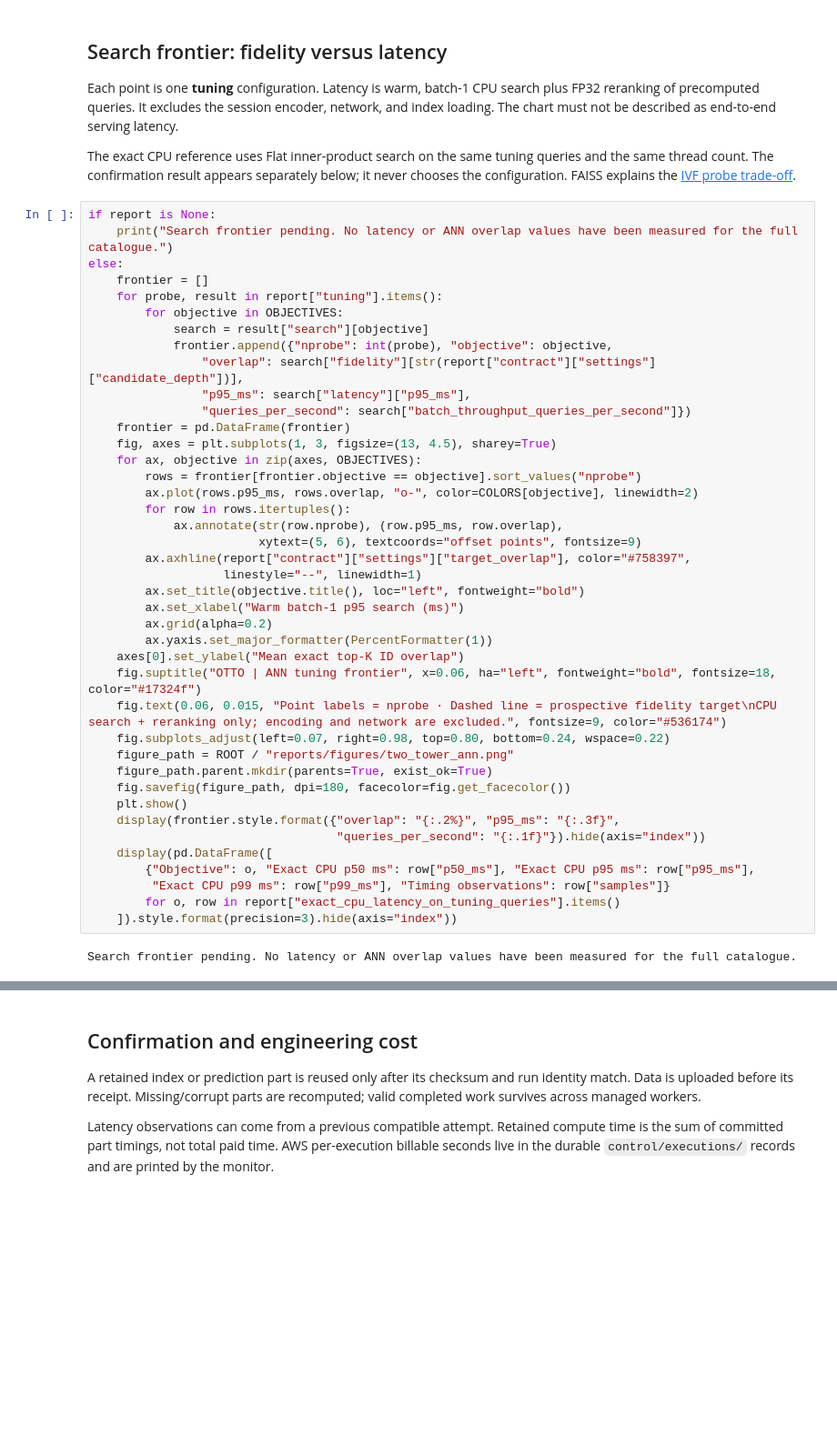
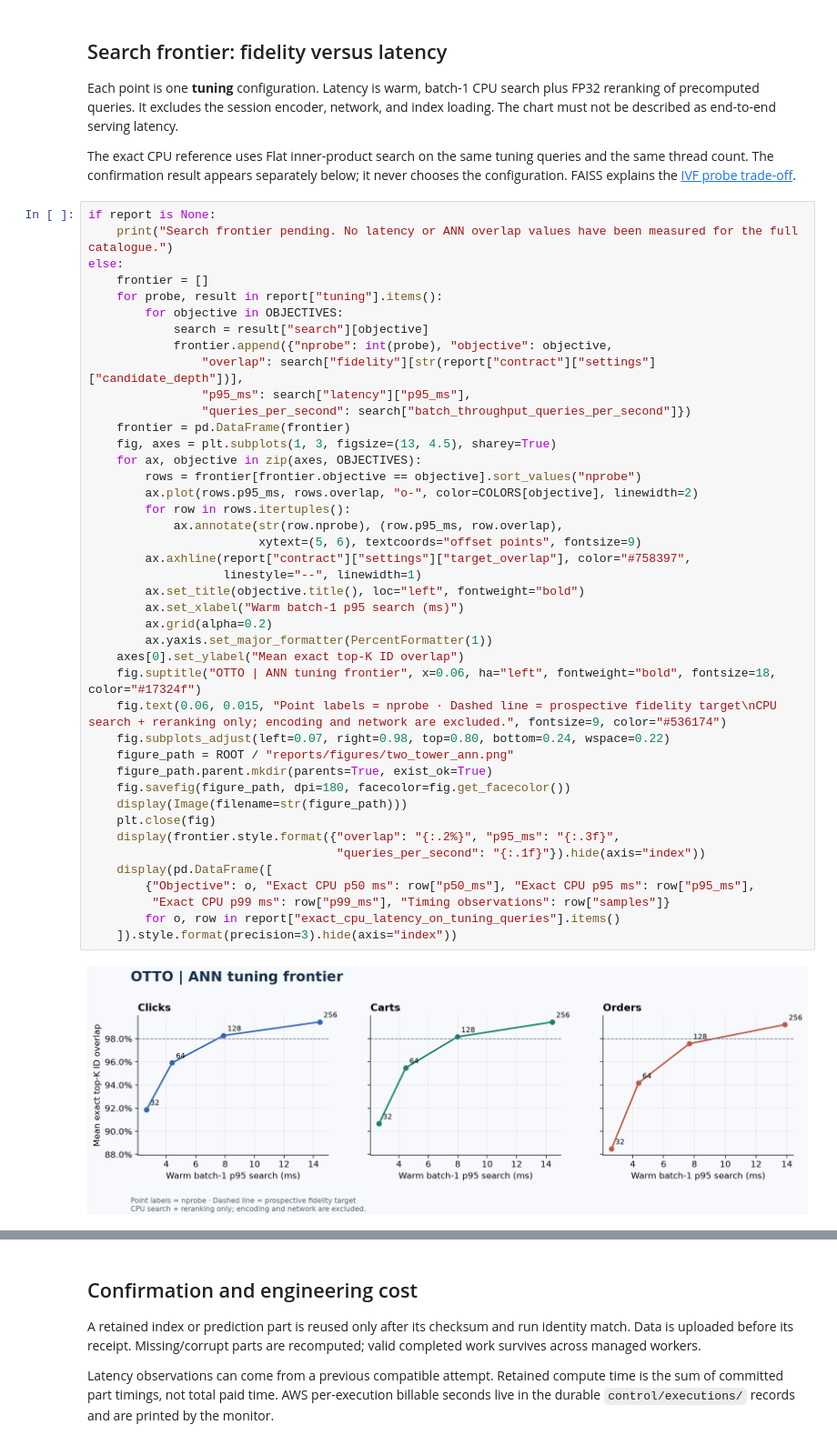
Before and after one commit to alvaromendizabal/otto-recommender-system, a Jupyter notebook: notebooks/06_ann_benchmark.ipynb, the cells around one changed output, grey strips where cells are left out. Shown at 91% size. Saved outputs shown, nothing was run; the diff lists cells and outputs as text; blank space fills up the shorter version.

```diff
--- a/notebooks/06_ann_benchmark.ipynb
+++ b/notebooks/06_ann_benchmark.ipynb
@@ -242,32 +338,33 @@ else:
                 "queries_per_second": search["batch_throughput_queries_per_second"]})
     frontier = pd.DataFrame(frontier)
     fig, axes = plt.subplots(1, 3, figsize=(13, 4.5), sharey=True)
     for ax, objective in zip(axes, OBJECTIVES):
         rows = frontier[frontier.objective == objective].sort_values("nprobe")
         ax.plot(rows.p95_ms, rows.overlap, "o-", color=COLORS[objective], linewidth=2)
         for row in rows.itertuples():
             ax.annotate(str(row.nprobe), (row.p95_ms, row.overlap),
                         xytext=(5, 6), textcoords="offset points", fontsize=9)
         ax.axhline(report["contract"]["settings"]["target_overlap"], color="#758397",
                    linestyle="--", linewidth=1)
         ax.set_title(objective.title(), loc="left", fontweight="bold")
         ax.set_xlabel("Warm batch-1 p95 search (ms)")
         ax.grid(alpha=0.2)
         ax.yaxis.set_major_formatter(PercentFormatter(1))
     axes[0].set_ylabel("Mean exact top-K ID overlap")
     fig.suptitle("OTTO | ANN tuning frontier", x=0.06, ha="left", fontweight="bold", fontsize=18, color="#17324f")
     fig.text(0.06, 0.015, "Point labels = nprobe · Dashed line = prospective fidelity target\nCPU search + reranking only; encoding and network are excluded.", fontsize=9, color="#536174")
     fig.subplots_adjust(left=0.07, right=0.98, top=0.80, bottom=0.24, wspace=0.22)
     figure_path = ROOT / "reports/figures/two_tower_ann.png"
     figure_path.parent.mkdir(parents=True, exist_ok=True)
     fig.savefig(figure_path, dpi=180, facecolor=fig.get_facecolor())
-    plt.show()
+    display(Image(filename=str(figure_path)))
+    plt.close(fig)
     display(frontier.style.format({"overlap": "{:.2%}", "p95_ms": "{:.3f}",
                                    "queries_per_second": "{:.1f}"}).hide(axis="index"))
     display(pd.DataFrame([
         {"Objective": o, "Exact CPU p50 ms": row["p50_ms"], "Exact CPU p95 ms": row["p95_ms"],
          "Exact CPU p99 ms": row["p99_ms"], "Timing observations": row["samples"]}
         for o, row in report["exact_cpu_latency_on_tuning_queries"].items()
     ]).style.format(precision=3).hide(axis="index"))
 # %% [output]
-Search frontier pending. No latency or ANN overlap values have been measured for the full catalogue.
+[figure, added]
```
Also changed, not shown: parts of 11 cells of this notebook, 12 other files.
